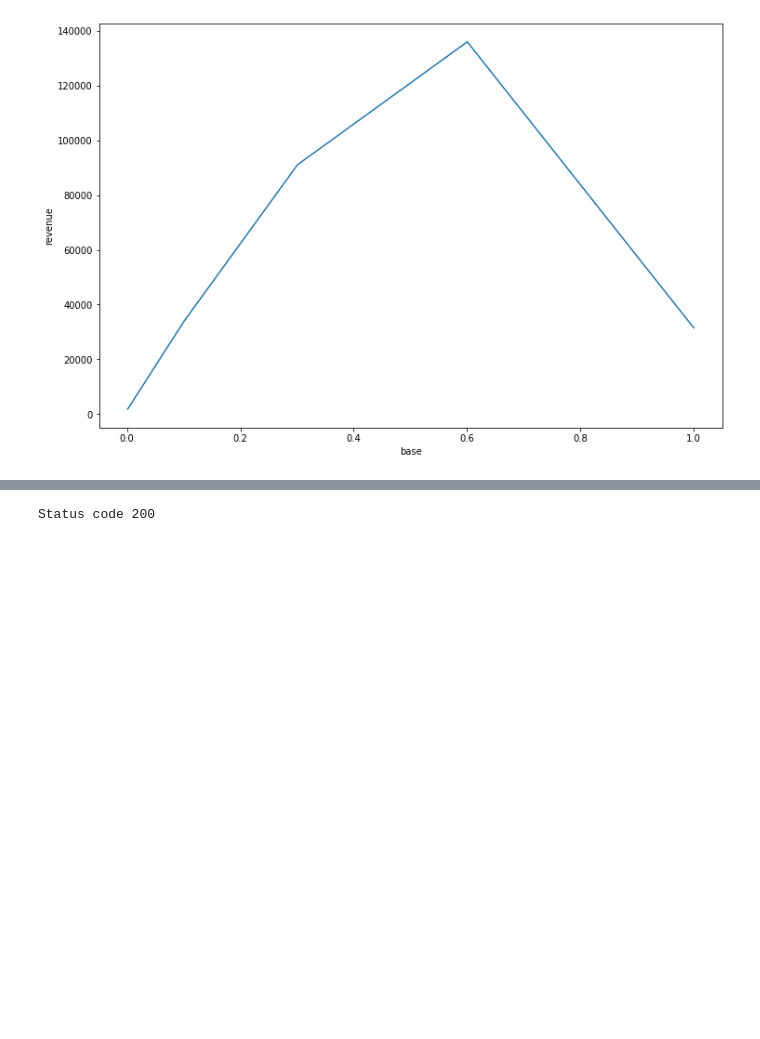
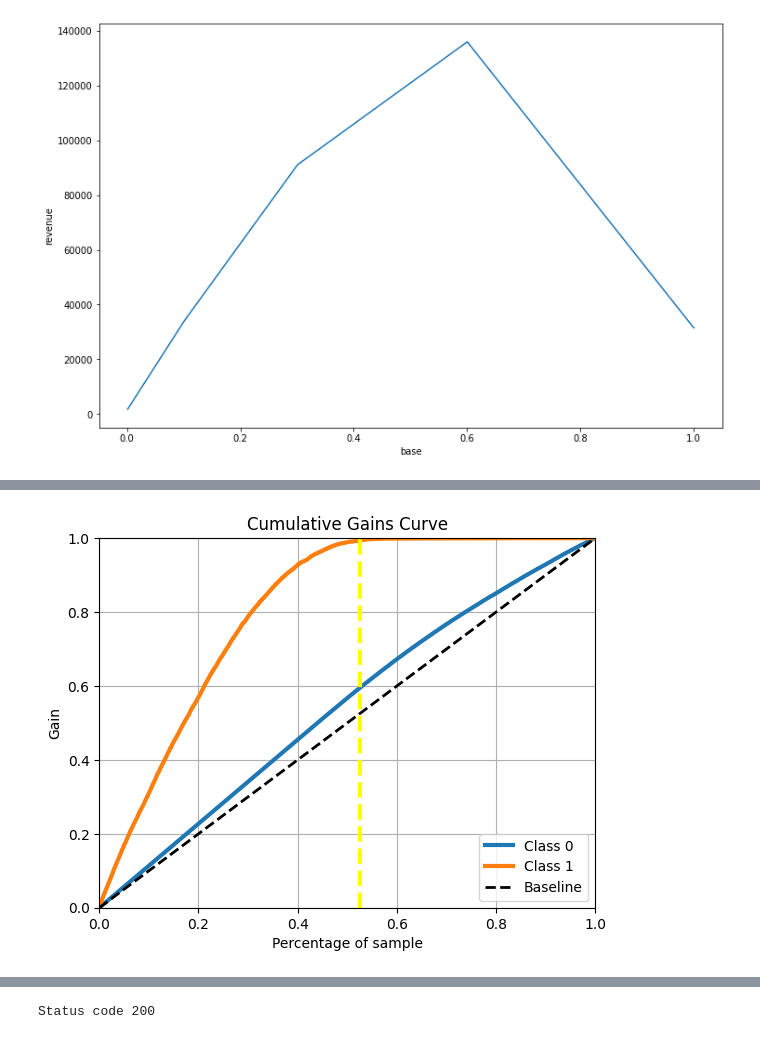
Before and after one commit to carlosandradeds/health-insurance-cross-sell, a Jupyter notebook: notebooks/1.0.cmaq_health_insurance_cross.ipynb, the cells around one changed output, grey strips where cells are left out. Cells and saved outputs as stored; diff of their text form; code cells hidden in the pictures; blank space fills up the shorter version.

```diff
--- a/notebooks/1.0.cmaq_health_insurance_cross.ipynb
+++ b/notebooks/1.0.cmaq_health_insurance_cross.ipynb
@@ -1642,0 +1689,7 @@ sns.lineplot( x='base', y='revenue', data=aux )
+# %%
+# skplt.metrics.plot_cumulative_gain(y_test, yhat_nb)
+skplt.metrics.plot_cumulative_gain(y_validation, yhat_xgb)
+plt.axvline(percent_of_dataset, 0, 1, color='yellow', ls='--', lw=3)
+plt.show();
+# %% [output]
+[figure, added]
```
Also changed, not shown: parts of 23 cells of this notebook, 7 other files.
